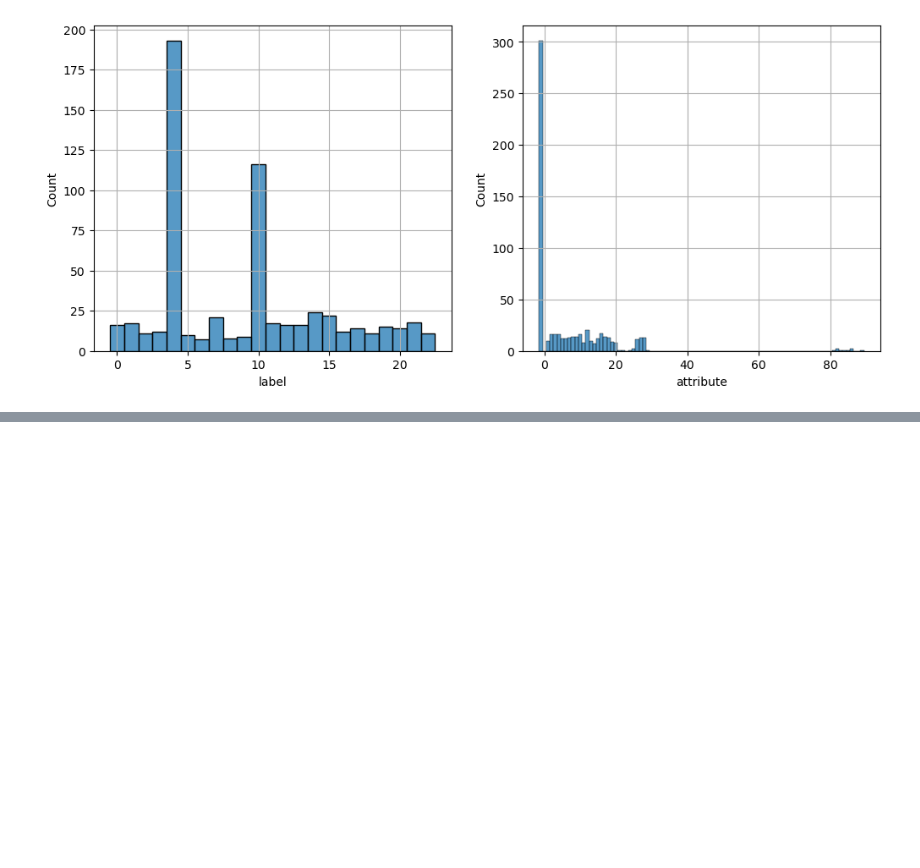
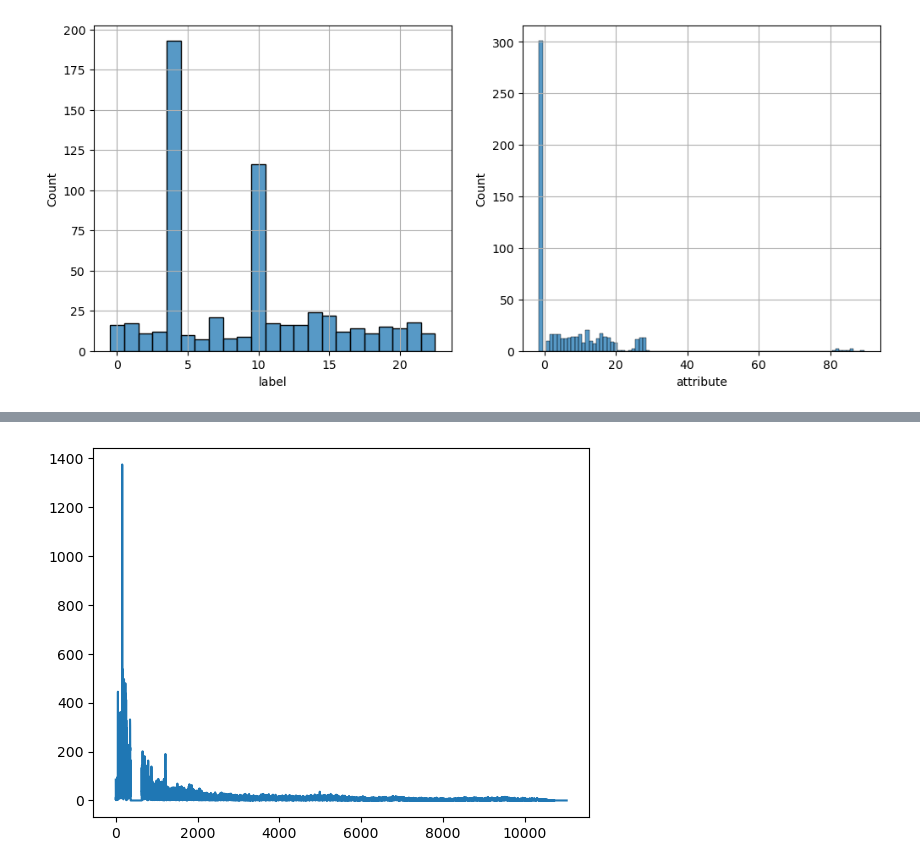
Before and after one commit to fm-projects/railroad-command-recognition, a Jupyter notebook: EDA.ipynb, the cells around one changed output, grey strips where cells are left out. Cells and saved outputs as stored; diff of their text form; code cells hidden in the pictures; blank space fills up the shorter version.

```diff
--- a/EDA.ipynb
+++ b/EDA.ipynb
@@ -52,0 +155,7 @@ eda_one_df(luga)
+# %%
+yf[target_idx-500:target_idx+500] = 0
+
+plt.plot(xf, np.abs(yf))
+plt.show()
+# %% [output]
+[figure, added]
```
Also changed, not shown: parts of 16 cells of this notebook.
